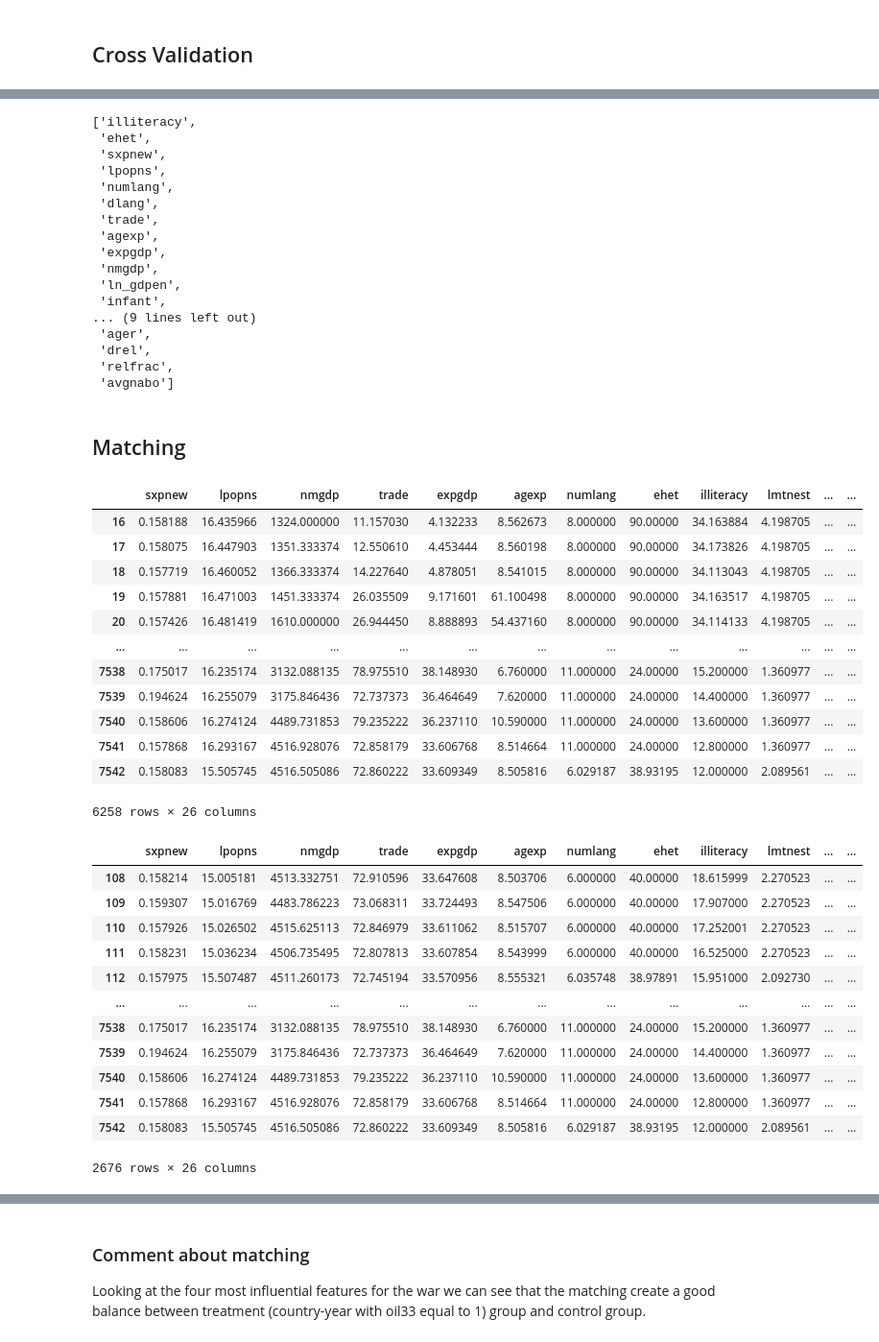
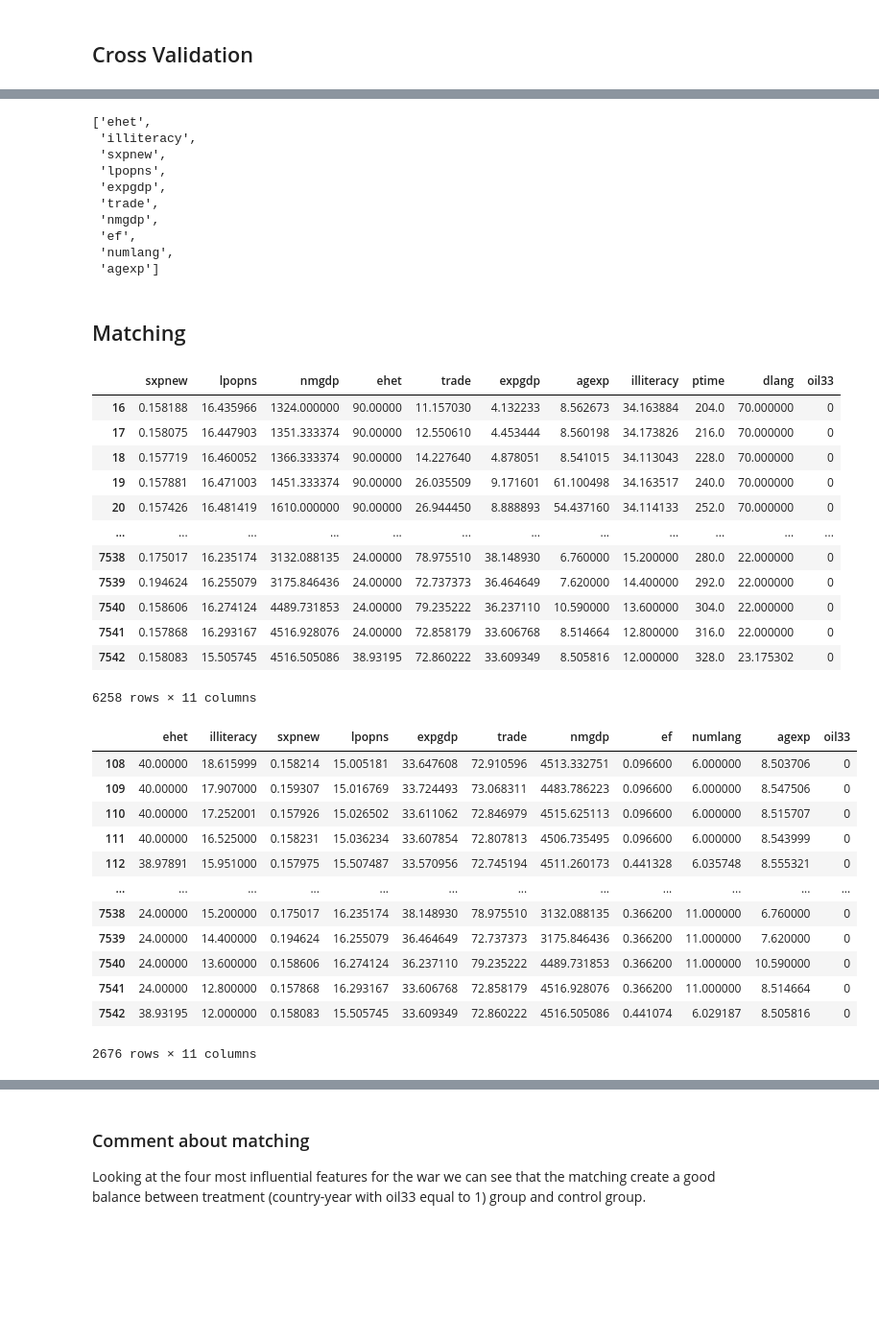
Before and after one commit to epfl-ada/ada-2020-project-milestone-p3-p3_limonada, a Jupyter notebook: creative_extension.ipynb, the cells around one changed output, grey strips where cells are left out. Shown at 96% size. Saved outputs shown, nothing was run; the diff lists cells and outputs as text; code cells hidden in the pictures; blank space fills up the shorter version.

```diff
--- a/creative_extension.ipynb
+++ b/creative_extension.ipynb
@@ -47,4 +50,5 @@ ucdp_prio_data.head()
 | 4 | 11343 | Egypt, Israel | Government of Egypt | 117 | NaN | Government of Israel | 121 | NaN | ... |
 5 rows × 28 columns
 # %%
-ged_201 = pd.read_csv(GED_201, compression='zip')
+ged_201 = pd.read_csv(GED_201)
+ged_201.columns
@@ -1040,7 +1057,7 @@ list(reversed(sorted(list(zip(rf_best.feature_importances_, x_train.columns)))))
 # %%
 rf_notest = RandomForestClassifier()
 rf_notest.fit(x_df_no_gini, y_df_no_gini)
-top_N = 25
+top_N = 10
 top_no_gini = [x[1] for x in
                reversed(sorted(zip(rf_notest.feature_importances_, x_df_no_gini.columns), key = lambda x : x[0]))][:top_N]
 top_no_gini
@@ -1115,23 +1125,16 @@ top_gini = [x[1] for x in
             reversed(sorted(zip(rf_notest.feature_importances_, x_df_gini.columns), key = lambda x : x[0]))][:top_N]
 top_gini
 # %% [output]
-['illiteracy',
- 'ehet',
+['ehet',
+ 'illiteracy',
  'sxpnew',
  'lpopns',
+ 'expgdp',
+ 'trade',
+ 'nmgdp',
+ 'ef',
  'numlang',
- 'dlang',
- 'trade',
- 'agexp',
- 'expgdp',
- 'nmgdp',
- 'ln_gdpen',
- 'infant',
-... (9 lines left out)
- 'ager',
- 'drel',
- 'relfrac',
- 'avgnabo']
+ 'agexp']
 # %% [markdown]
 ## Matching
 # %%
@@ -1140,36 +1143,36 @@ import statsmodels.formula.api as smf
 no_gini_matching = df_no_gini_clean[top_no_gini + ['oil33']]
 no_gini_matching
 # %% [output]
-|  | sxpnew | lpopns | nmgdp | trade | expgdp | agexp | numlang | ehet | illiteracy | lmtnest | ... | ... |
-| 16 | 0.158188 | 16.435966 | 1324.000000 | 11.157030 | 4.132233 | 8.562673 | 8.000000 | 90.00000 | 34.163884 | 4.198705 | ... | ... |
-| 17 | 0.158075 | 16.447903 | 1351.333374 | 12.550610 | 4.453444 | 8.560198 | 8.000000 | 90.00000 | 34.173826 | 4.198705 | ... | ... |
-| 18 | 0.157719 | 16.460052 | 1366.333374 | 14.227640 | 4.878051 | 8.541015 | 8.000000 | 90.00000 | 34.113043 | 4.198705 | ... | ... |
-| 19 | 0.157881 | 16.471003 | 1451.333374 | 26.035509 | 9.171601 | 61.100498 | 8.000000 | 90.00000 | 34.163517 | 4.198705 | ... | ... |
-| 20 | 0.157426 | 16.481419 | 1610.000000 | 26.944450 | 8.888893 | 54.437160 | 8.000000 | 90.00000 | 34.114133 | 4.198705 | ... | ... |
-| ... | ... | ... | ... | ... | ... | ... | ... | ... | ... | ... | ... | ... |
-| 7538 | 0.175017 | 16.235174 | 3132.088135 | 78.975510 | 38.148930 | 6.760000 | 11.000000 | 24.00000 | 15.200000 | 1.360977 | ... | ... |
-| 7539 | 0.194624 | 16.255079 | 3175.846436 | 72.737373 | 36.464649 | 7.620000 | 11.000000 | 24.00000 | 14.400000 | 1.360977 | ... | ... |
-| 7540 | 0.158606 | 16.274124 | 4489.731853 | 79.235222 | 36.237110 | 10.590000 | 11.000000 | 24.00000 | 13.600000 | 1.360977 | ... | ... |
-| 7541 | 0.157868 | 16.293167 | 4516.928076 | 72.858179 | 33.606768 | 8.514664 | 11.000000 | 24.00000 | 12.800000 | 1.360977 | ... | ... |
-| 7542 | 0.158083 | 15.505745 | 4516.505086 | 72.860222 | 33.609349 | 8.505816 | 6.029187 | 38.93195 | 12.000000 | 2.089561 | ... | ... |
+|  | sxpnew | lpopns | nmgdp | ehet | trade | expgdp | agexp | illiteracy | ptime | dlang | oil33 |
+| 16 | 0.158188 | 16.435966 | 1324.000000 | 90.00000 | 11.157030 | 4.132233 | 8.562673 | 34.163884 | 204.0 | 70.000000 | 0 |
+| 17 | 0.158075 | 16.447903 | 1351.333374 | 90.00000 | 12.550610 | 4.453444 | 8.560198 | 34.173826 | 216.0 | 70.000000 | 0 |
+| 18 | 0.157719 | 16.460052 | 1366.333374 | 90.00000 | 14.227640 | 4.878051 | 8.541015 | 34.113043 | 228.0 | 70.000000 | 0 |
+| 19 | 0.157881 | 16.471003 | 1451.333374 | 90.00000 | 26.035509 | 9.171601 | 61.100498 | 34.163517 | 240.0 | 70.000000 | 0 |
+| 20 | 0.157426 | 16.481419 | 1610.000000 | 90.00000 | 26.944450 | 8.888893 | 54.437160 | 34.114133 | 252.0 | 70.000000 | 0 |
+| ... | ... | ... | ... | ... | ... | ... | ... | ... | ... | ... | ... |
+| 7538 | 0.175017 | 16.235174 | 3132.088135 | 24.00000 | 78.975510 | 38.148930 | 6.760000 | 15.200000 | 280.0 | 22.000000 | 0 |
+| 7539 | 0.194624 | 16.255079 | 3175.846436 | 24.00000 | 72.737373 | 36.464649 | 7.620000 | 14.400000 | 292.0 | 22.000000 | 0 |
+| 7540 | 0.158606 | 16.274124 | 4489.731853 | 24.00000 | 79.235222 | 36.237110 | 10.590000 | 13.600000 | 304.0 | 22.000000 | 0 |
+| 7541 | 0.157868 | 16.293167 | 4516.928076 | 24.00000 | 72.858179 | 33.606768 | 8.514664 | 12.800000 | 316.0 | 22.000000 | 0 |
+| 7542 | 0.158083 | 15.505745 | 4516.505086 | 38.93195 | 72.860222 | 33.609349 | 8.505816 | 12.000000 | 328.0 | 23.175302 | 0 |
-6258 rows × 26 columns
+6258 rows × 11 columns
 # %%
-gini_matching = df_gini_clean[top_no_gini + ['oil33']]
+gini_matching = df_gini_clean[top_gini + ['oil33']]
 gini_matching
 # %% [output]
-|  | sxpnew | lpopns | nmgdp | trade | expgdp | agexp | numlang | ehet | illiteracy | lmtnest | ... | ... |
-| 108 | 0.158214 | 15.005181 | 4513.332751 | 72.910596 | 33.647608 | 8.503706 | 6.000000 | 40.00000 | 18.615999 | 2.270523 | ... | ... |
-| 109 | 0.159307 | 15.016769 | 4483.786223 | 73.068311 | 33.724493 | 8.547506 | 6.000000 | 40.00000 | 17.907000 | 2.270523 | ... | ... |
-| 110 | 0.157926 | 15.026502 | 4515.625113 | 72.846979 | 33.611062 | 8.515707 | 6.000000 | 40.00000 | 17.252001 | 2.270523 | ... | ... |
-| 111 | 0.158231 | 15.036234 | 4506.735495 | 72.807813 | 33.607854 | 8.543999 | 6.000000 | 40.00000 | 16.525000 | 2.270523 | ... | ... |
-| 112 | 0.157975 | 15.507487 | 4511.260173 | 72.745194 | 33.570956 | 8.555321 | 6.035748 | 38.97891 | 15.951000 | 2.092730 | ... | ... |
-| ... | ... | ... | ... | ... | ... | ... | ... | ... | ... | ... | ... | ... |
-| 7538 | 0.175017 | 16.235174 | 3132.088135 | 78.975510 | 38.148930 | 6.760000 | 11.000000 | 24.00000 | 15.200000 | 1.360977 | ... | ... |
-| 7539 | 0.194624 | 16.255079 | 3175.846436 | 72.737373 | 36.464649 | 7.620000 | 11.000000 | 24.00000 | 14.400000 | 1.360977 | ... | ... |
-| 7540 | 0.158606 | 16.274124 | 4489.731853 | 79.235222 | 36.237110 | 10.590000 | 11.000000 | 24.00000 | 13.600000 | 1.360977 | ... | ... |
-| 7541 | 0.157868 | 16.293167 | 4516.928076 | 72.858179 | 33.606768 | 8.514664 | 11.000000 | 24.00000 | 12.800000 | 1.360977 | ... | ... |
-| 7542 | 0.158083 | 15.505745 | 4516.505086 | 72.860222 | 33.609349 | 8.505816 | 6.029187 | 38.93195 | 12.000000 | 2.089561 | ... | ... |
+|  | ehet | illiteracy | sxpnew | lpopns | expgdp | trade | nmgdp | ef | numlang | agexp | oil33 |
+| 108 | 40.00000 | 18.615999 | 0.158214 | 15.005181 | 33.647608 | 72.910596 | 4513.332751 | 0.096600 | 6.000000 | 8.503706 | 0 |
+| 109 | 40.00000 | 17.907000 | 0.159307 | 15.016769 | 33.724493 | 73.068311 | 4483.786223 | 0.096600 | 6.000000 | 8.547506 | 0 |
+| 110 | 40.00000 | 17.252001 | 0.157926 | 15.026502 | 33.611062 | 72.846979 | 4515.625113 | 0.096600 | 6.000000 | 8.515707 | 0 |
+| 111 | 40.00000 | 16.525000 | 0.158231 | 15.036234 | 33.607854 | 72.807813 | 4506.735495 | 0.096600 | 6.000000 | 8.543999 | 0 |
+| 112 | 38.97891 | 15.951000 | 0.157975 | 15.507487 | 33.570956 | 72.745194 | 4511.260173 | 0.441328 | 6.035748 | 8.555321 | 0 |
+| ... | ... | ... | ... | ... | ... | ... | ... | ... | ... | ... | ... |
+| 7538 | 24.00000 | 15.200000 | 0.175017 | 16.235174 | 38.148930 | 78.975510 | 3132.088135 | 0.366200 | 11.000000 | 6.760000 | 0 |
+| 7539 | 24.00000 | 14.400000 | 0.194624 | 16.255079 | 36.464649 | 72.737373 | 3175.846436 | 0.366200 | 11.000000 | 7.620000 | 0 |
+| 7540 | 24.00000 | 13.600000 | 0.158606 | 16.274124 | 36.237110 | 79.235222 | 4489.731853 | 0.366200 | 11.000000 | 10.590000 | 0 |
+| 7541 | 24.00000 | 12.800000 | 0.157868 | 16.293167 | 33.606768 | 72.858179 | 4516.928076 | 0.366200 | 11.000000 | 8.514664 | 0 |
+| 7542 | 38.93195 | 12.000000 | 0.158083 | 15.505745 | 33.609349 | 72.860222 | 4516.505086 | 0.441074 | 6.029187 | 8.505816 | 0 |
-2676 rows × 26 columns
+2676 rows × 11 columns
 # %%
 top_no_gini_no_fuelexp = [x for x in top_no_gini if x != "fuelexp"]
 # %%
```
Also changed, not shown: parts of 46 cells of this notebook, 1 other file.
